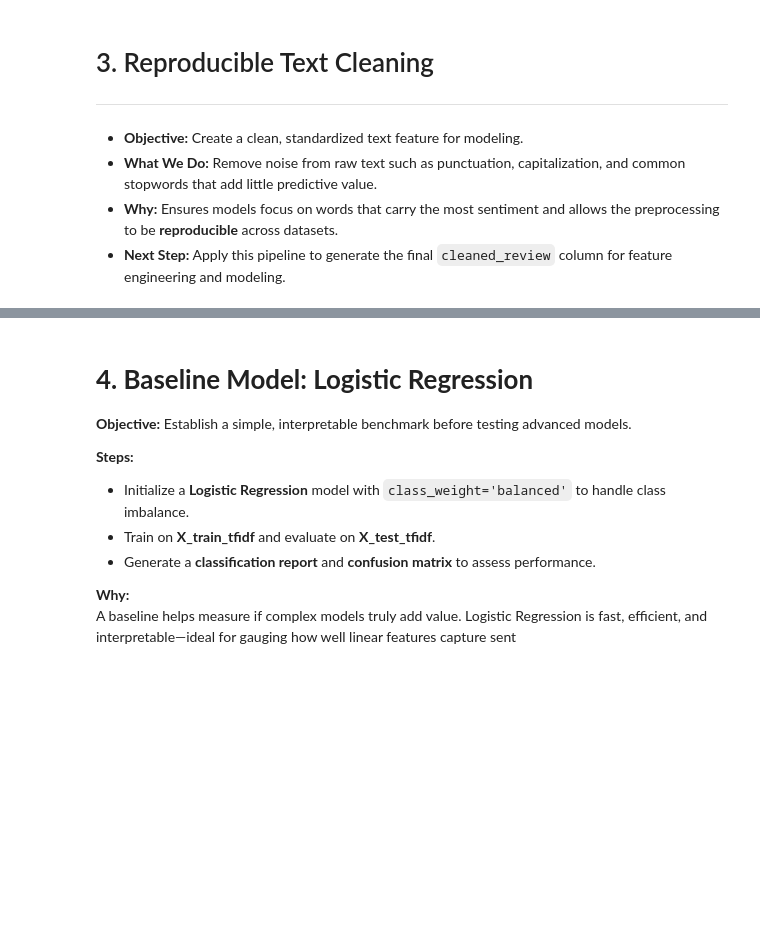
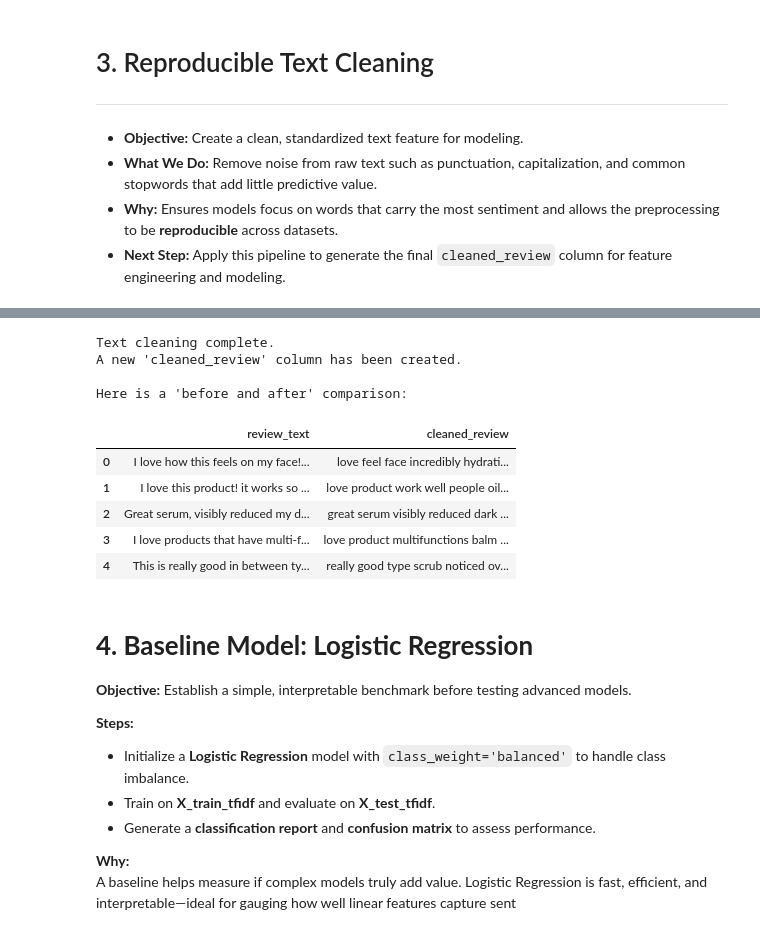
Before and after one commit to VivoSorhie/Sephora-Reviews-Sentiment-Analysis, a Jupyter notebook: Sephora__Product_Risk_Mitigation_via_NLP_Sentiment_Analysis_.ipynb, the cells around one changed output, grey strips where cells are left out. Drawn from its saved outputs; the diff is of its cells as text; code cells hidden in the pictures; blank space fills up the shorter version.

```diff
--- a/Sephora__Product_Risk_Mitigation_via_NLP_Sentiment_Analysis_.ipynb
+++ b/Sephora__Product_Risk_Mitigation_via_NLP_Sentiment_Analysis_.ipynb
@@ -152,7 +203,6 @@ plt.show()
 * **Why:** Ensures models focus on words that carry the most sentiment and allows the preprocessing to be **reproducible** across datasets.
 * **Next Step:** Apply this pipeline to generate the final `cleaned_review` column for feature engineering and modeling.
 # %%
-from tqdm.auto import tqdm
 import re
 import nltk
 from nltk.corpus import stopwords
@@ -162,15 +212,23 @@ from nltk.stem import WordNetLemmatizer
 print("--- 2.3: Re-running Text Preprocessing for Reproducibility ---")
 
 # Ensure NLTK data is downloaded
-nltk.download('wordnet')
-nltk.download('omw-1.4')
+# We use a try/except block to check if data is present and only download if necessary
+try:
+    nltk.data.find('corpora/wordnet')
+    nltk.data.find('corpora/omw-1.4')
+except LookupError:
+    print("Downloading NLTK data...")
+    nltk.download('wordnet')
+    nltk.download('omw-1.4')
+else:
+    print("NLTK data already downloaded.")
+
 
 # Initialize our tools
 lemmatizer = WordNetLemmatizer()
 stop_words = set(stopwords.words('english'))
 
-# We'll use tqdm's progress_apply to see a progress bar for good UX
-tqdm.pandas(desc="Cleaning Reviews")
+# --- REMOVED: tqdm import and tqdm.pandas(desc="Cleaning Reviews") ---
 
 def preprocess_text(text):
     """A robust function to clean and standardize text."""
@@ -183,10 +241,12 @@ def preprocess_text(text):
     cleaned_words = [lemmatizer.lemmatize(word) for word in words if word not in stop_words]
     return " ".join(cleaned_words)
 
-# Re-create the 'cleaned_review' column to ensure our notebook is a complete, self-contained workflow
-df_sample['cleaned_review'] = df_sample['review_text'].progress_apply(preprocess_text)
+# Re-create the 'cleaned_review' column
+# --- CRITICAL CHANGE: Changed .progress_apply() back to standard .apply() ---
+df_sample['cleaned_review'] = df_sample['review_text'].apply(preprocess_text)
 
 print("\nText cleaning complete.")
 print("A new 'cleaned_review' column has been created.")
 print("\nHere is a 'before and after' comparison:")
 display(df_sample[['review_text', 'cleaned_review']].head())
+# %% [output]
@@ -193,3 +257,13 @@ display(df_sample[['review_text', 'cleaned_review']].head())
+Text cleaning complete.
+A new 'cleaned_review' column has been created.
+
+Here is a 'before and after' comparison:
+|  | review_text | cleaned_review |
+| 0 | I love how this feels on my face!... | love feel face incredibly hydrati... |
+| 1 | I love this product! it works so ... | love product work well people oil... |
+| 2 | Great serum, visibly reduced my d... | great serum visibly reduced dark ... |
+| 3 | I love products that have multi-f... | love product multifunctions balm ... |
+| 4 | This is really good in between ty... | really good type scrub noticed ov... |
 # %% [markdown]
 # **4. Baseline Model: Logistic Regression**
 
```
Also changed, not shown: parts of 10 cells of this notebook.
